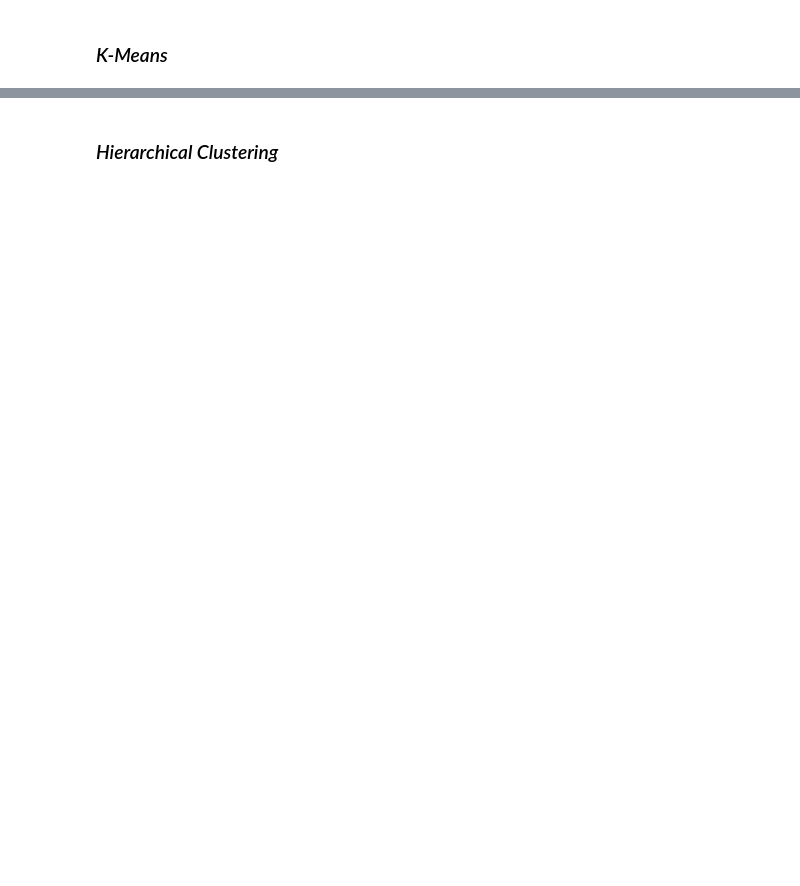
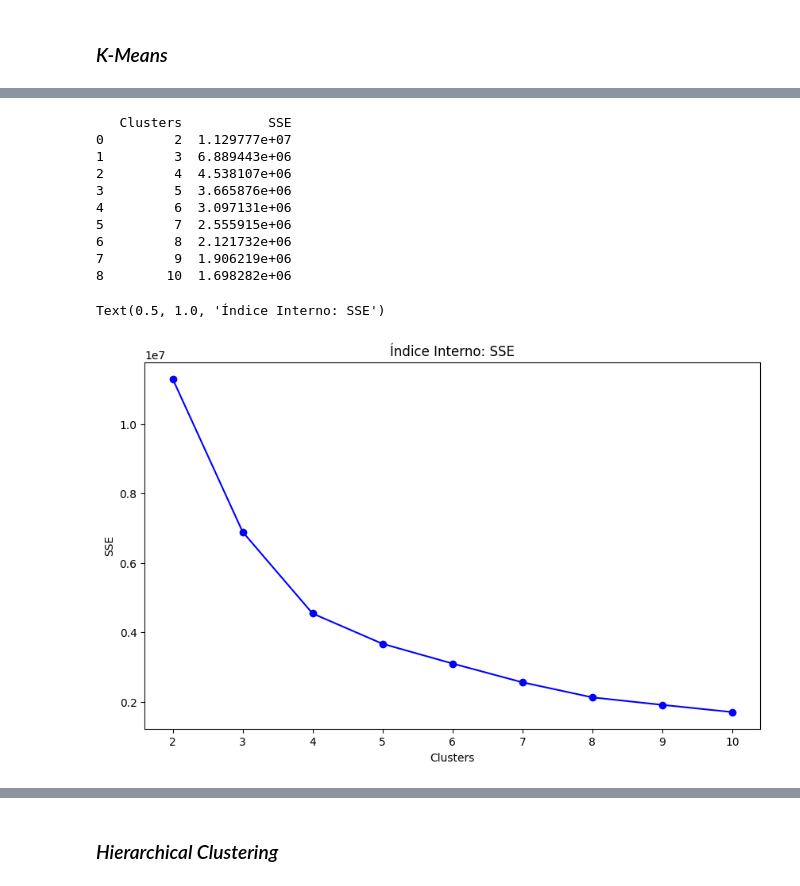
Before and after one commit to davimedio01/data-mining, a Jupyter notebook: 03. 31-10 - Atividade 3 (Agrupamento)/Atividade_03.ipynb, the cells around one changed output, grey strips where cells are left out. Drawn from its saved outputs; the diff is of its cells as text; code cells hidden in the pictures; blank space fills up the shorter version.

```diff
--- a/03. 31-10 - Atividade 3 (Agrupamento)/Atividade_03.ipynb
+++ b/03. 31-10 - Atividade 3 (Agrupamento)/Atividade_03.ipynb
@@ -225,0 +360,32 @@ Texto
+# %%
+# Mostrando os resultados do Índice Interno: SSE
+df_sse_scores = pd.DataFrame(sse_scores)
+df_sse_scores.columns = ["Clusters", "SSE"]
+print(df_sse_scores)
+plt.figure(figsize=(10, 6))
+plt.plot(
+    df_sse_scores["Clusters"],
+    df_sse_scores["SSE"],
+    marker="o",
+    linestyle="-",
+    color="b",
+)
+
+# Definindo os marcadores do eixo X para mostrar somente inteiros
+plt.xticks(df_sse_scores["Clusters"][::1])
+plt.xlabel("Clusters")
+plt.ylabel("SSE")
+plt.title("Índice Interno: SSE")
+# %% [output]
+   Clusters           SSE
+0         2  1.129777e+07
+1         3  6.889443e+06
+2         4  4.538107e+06
+3         5  3.665876e+06
+4         6  3.097131e+06
+5         7  2.555915e+06
+6         8  2.121732e+06
+7         9  1.906219e+06
+8        10  1.698282e+06
+Text(0.5, 1.0, 'Índice Interno: SSE')
+[figure, added]
```
Also changed, not shown: parts of 24 cells of this notebook.
